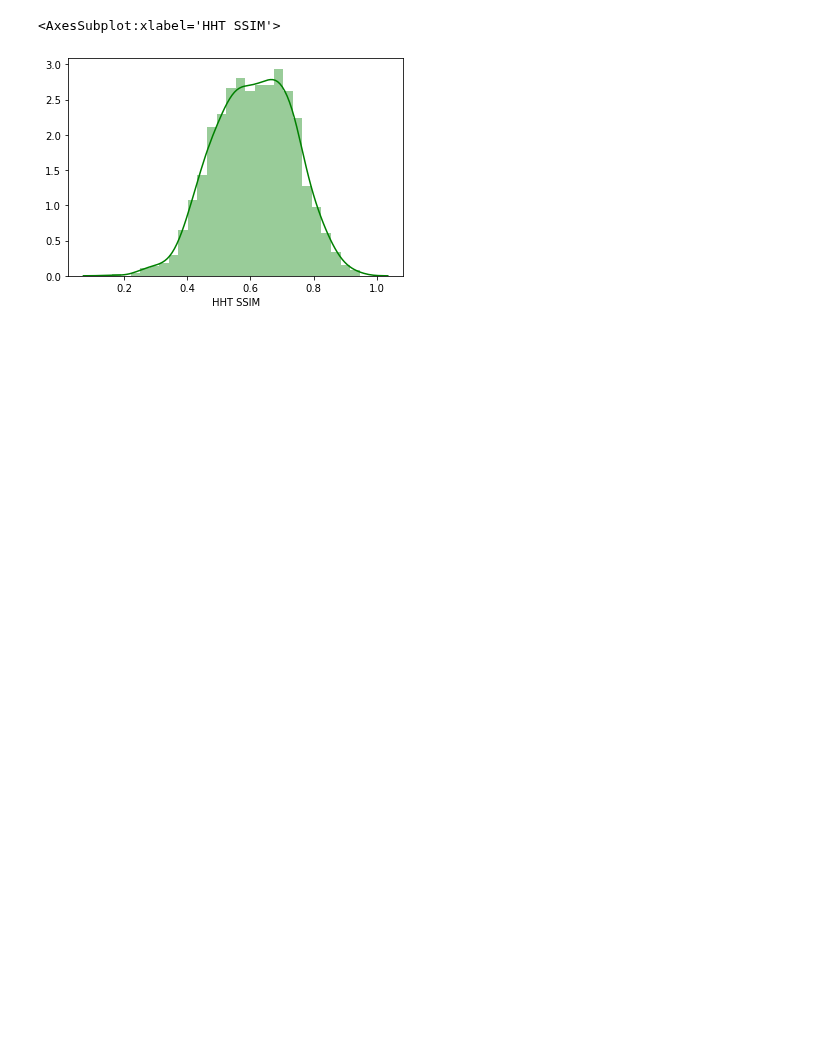
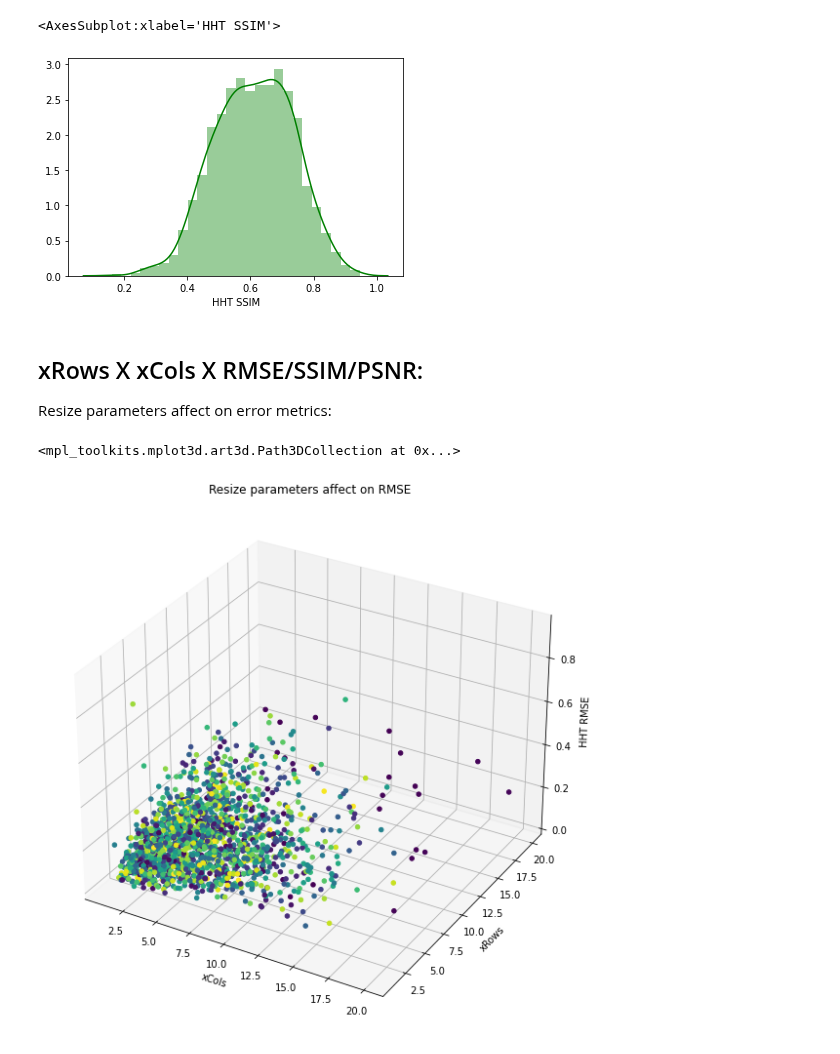
Before and after one commit to Matt88Ac/Hilbert-Huang-Transform-Super-Resolution, a Jupyter notebook: HHT_SR_Results.ipynb, the cells around one changed output. Saved outputs shown, nothing was run; the diff lists cells and outputs as text; code cells hidden in the pictures; blank space fills up the shorter version.

```diff
--- a/HHT_SR_Results.ipynb
+++ b/HHT_SR_Results.ipynb
@@ -38,14 +41,21 @@ sns.distplot(y, color='g')
 # %% [output]
 <AxesSubplot:xlabel='HHT SSIM'>
 [figure]
+# %% [markdown]
+## xRows X xCols X RMSE/SSIM/PSNR:
+Resize parameters affect on error metrics:
 # %%
-%%capture
-fig = plt.figure(figsize=(20, 20))
+fig = plt.figure(figsize=(10, 10))
 x = df['xCols']
 y = df['xRows']
 z = df['HHT RMSE']
+c = np.arange(len(x))
 ax = fig.add_subplot(111, projection='3d')
 ax.set_ylabel('xRows')
 ax.set_xlabel('xCols')
+ax.set_title('Resize parameters affect on RMSE')
 ax.set_zlabel('HHT RMSE')
-ax.scatter(x, y, z, c='b', marker='o',alpha = 1)
+ax.scatter(x, y, z, cmap='viridis',c=c,alpha = 1)
+# %% [output]
+<mpl_toolkits.mplot3d.art3d.Path3DCollection at 0x...>
+[figure, added]
```
Also changed, not shown: parts of 11 cells of this notebook.
